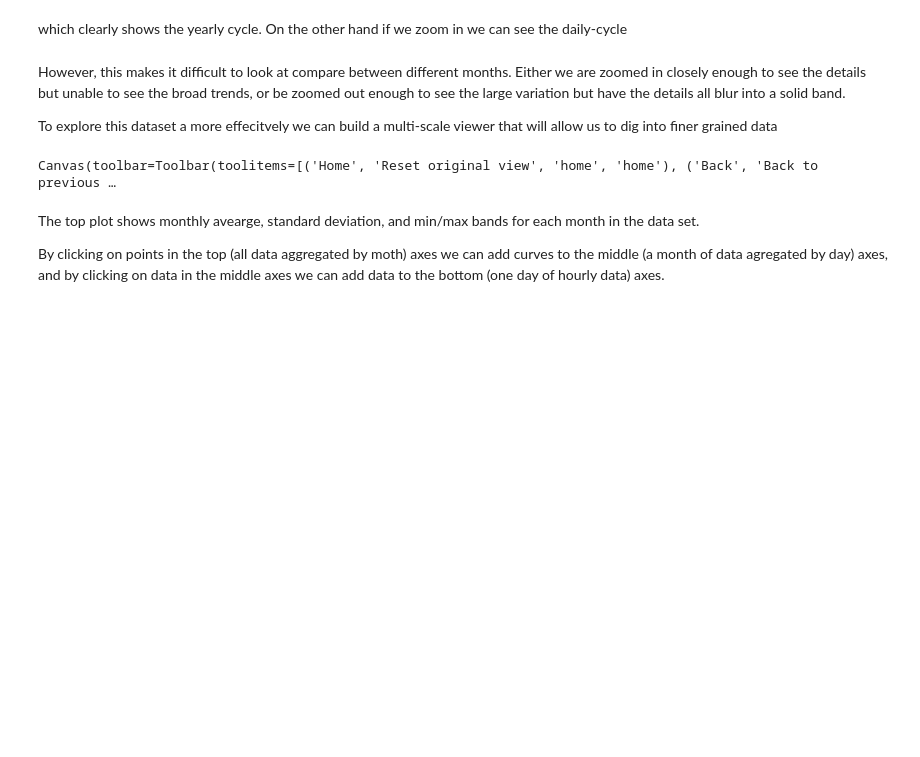
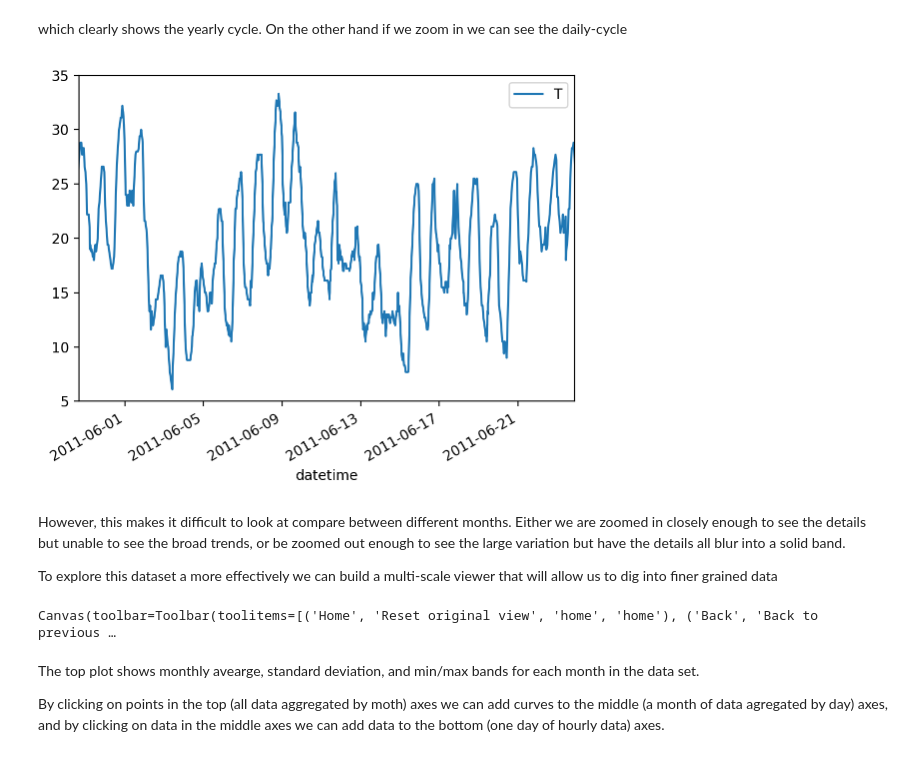
Before and after one commit to tacaswell/2021-03_APS, a Jupyter notebook: code/temperture/temperature-explorer.ipynb, the cells around one changed output. Cells and saved outputs as stored; diff of their text form; code cells hidden in the pictures; blank space fills up the shorter version.

```diff
--- a/code/temperture/temperature-explorer.ipynb
+++ b/code/temperture/temperature-explorer.ipynb
@@ -55,5 +59,11 @@ plt.gcf()
+# %%
+plt.gca().set_ylim(5, 35)
+plt.gca().set_xlim(15123.66216414762, 15148.87407928016)
+plt.gcf()
+# %% [output]
+[figure, added]
 # %% [markdown]
 However, this makes it difficult to look at compare between different months.  Either we are zoomed in closely enough to see the details but unable to see the broad trends, or be zoomed out enough to see the large variation but have the details all blur into a solid band.
 
-To explore this dataset a more effecitvely we can build a multi-scale viewer that will allow us to dig into finer grained data
+To explore this dataset a more effectively we can build a multi-scale viewer that will allow us to dig into finer grained data
 # %%
```
Also changed, not shown: parts of 7 cells of this notebook, 1 other file.
